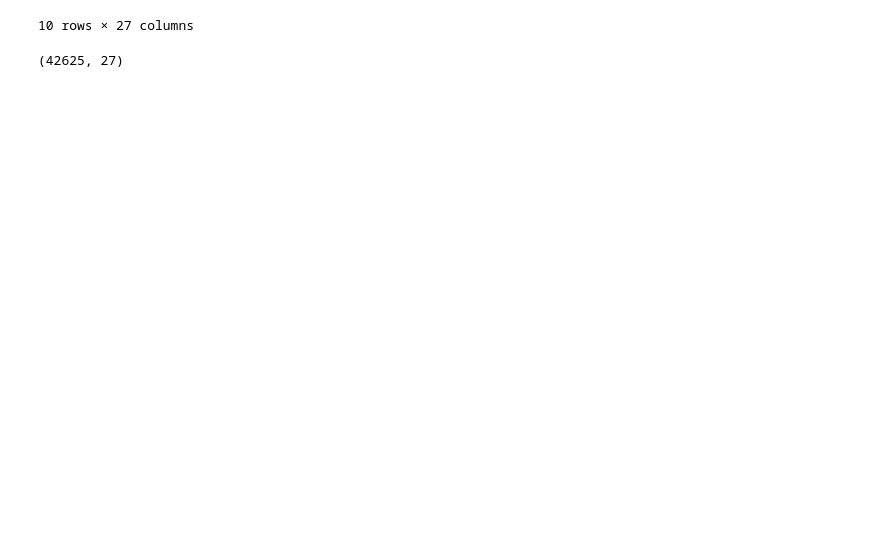
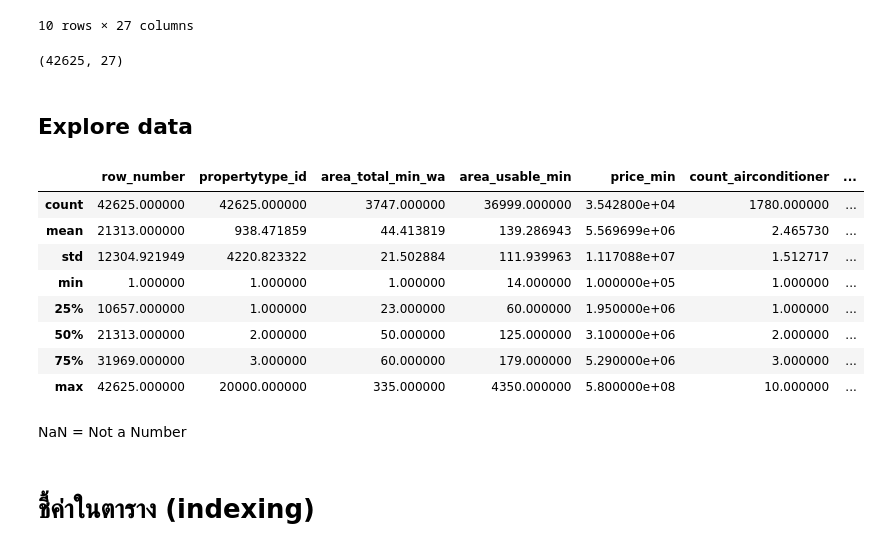
Before and after one commit to supatsara2002/BasicProg_DataViz65, a Jupyter notebook: Pandas_Dataframe_.ipynb, the cells around one changed output. Saved outputs shown, nothing was run; the diff lists cells and outputs as text; code cells hidden in the pictures; blank space fills up the shorter version.

```diff
--- a/Pandas_Dataframe_.ipynb
+++ b/Pandas_Dataframe_.ipynb
@@ -86,3 +86,21 @@ data1.tail(10)
 data1.shape
 # %% [output]
 (42625, 27)
+# %% [markdown]
+## Explore data
+# %%
+data1.describe()
+# %% [output]
+|  | row_number | propertytype_id | area_total_min_wa | area_usable_min | price_min | count_airconditioner | ... |
+| count | 42625.000000 | 42625.000000 | 3747.000000 | 36999.000000 | 3.542800e+04 | 1780.000000 | ... |
+| mean | 21313.000000 | 938.471859 | 44.413819 | 139.286943 | 5.569699e+06 | 2.465730 | ... |
+| std | 12304.921949 | 4220.823322 | 21.502884 | 111.939963 | 1.117088e+07 | 1.512717 | ... |
+| min | 1.000000 | 1.000000 | 1.000000 | 14.000000 | 1.000000e+05 | 1.000000 | ... |
+| 25% | 10657.000000 | 1.000000 | 23.000000 | 60.000000 | 1.950000e+06 | 1.000000 | ... |
+| 50% | 21313.000000 | 2.000000 | 50.000000 | 125.000000 | 3.100000e+06 | 2.000000 | ... |
+| 75% | 31969.000000 | 3.000000 | 60.000000 | 179.000000 | 5.290000e+06 | 3.000000 | ... |
+| max | 42625.000000 | 20000.000000 | 335.000000 | 4350.000000 | 5.800000e+08 | 10.000000 | ... |
+# %% [markdown]
+NaN = Not a Number
+# %% [markdown]
+# ชี้ค่าในตาราง (indexing)
```
Also changed, not shown: parts of 26 cells of this notebook.
